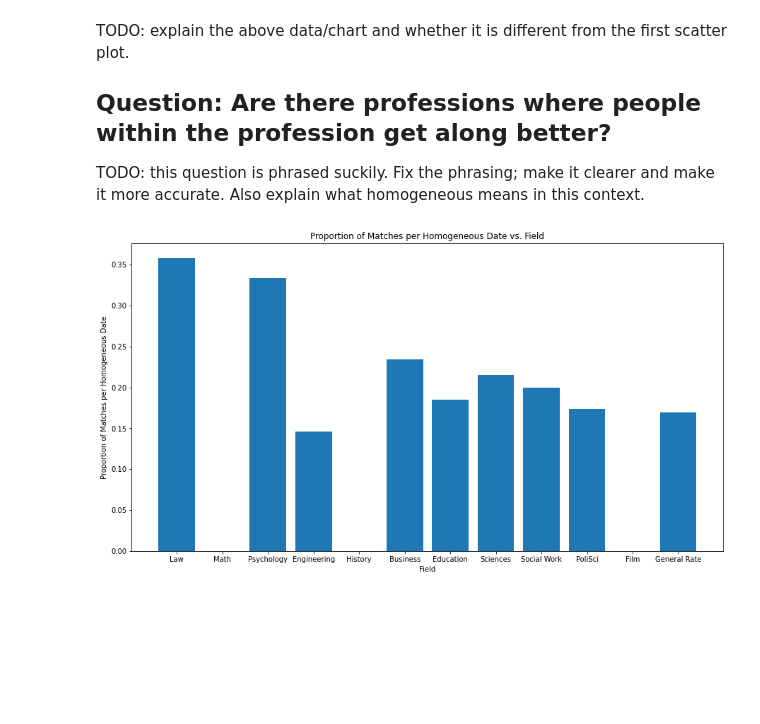
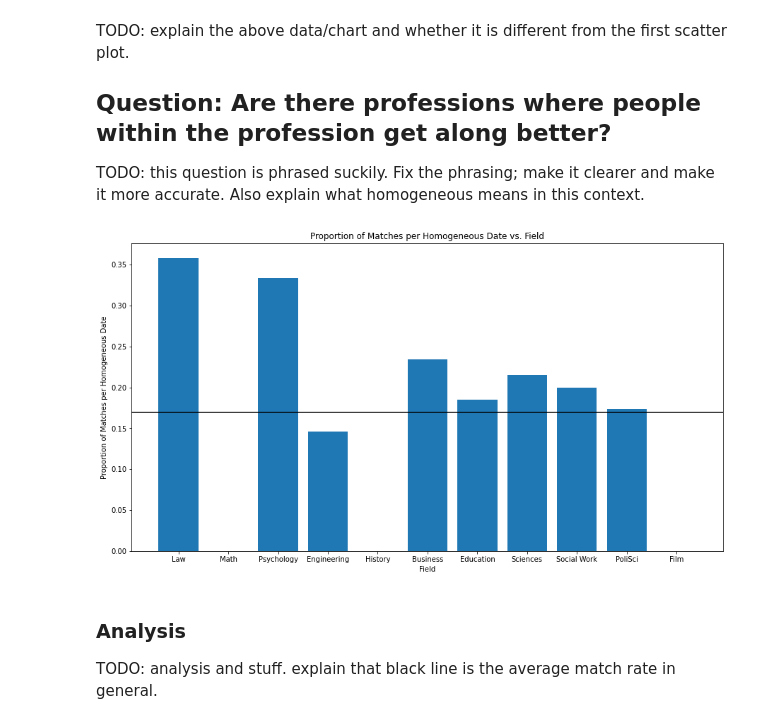
Before and after one commit to Kadekool/Speed-Dating-Exploration, a Jupyter notebook: Speed Dating Jupyter.ipynb, the cells around one changed output. Saved outputs shown, nothing was run; the diff lists cells and outputs as text; code cells hidden in the pictures; blank space fills up the shorter version.

Commit message:
Made general match rate a horizontal line in bar plot

```diff
--- a/Speed Dating Jupyter.ipynb
+++ b/Speed Dating Jupyter.ipynb
@@ -140,35 +140,36 @@ for iid in list(individualToProfession.keys()):
 # Goes through the pairs and checks whether they had the same profession (and if so, whether they matched)
 # Instead of using a dictionary, a list is used because the profession numbers can be considered indices when shifted down by 1
 # Homogeneous in this scenario means that both members of the pair have the same profession
 professionToNumberOfHomogeneousDates = [0 for _ in range(17)]
 professionToNumberOfHomogeneousMatches = [0 for _ in range(17)]
 for pair in pairToDidMatch:
     if pair[0] not in individualToProfession or pair[1] not in individualToProfession:
         continue
     if individualToProfession[pair[0]] == individualToProfession[pair[1]]:
         profession = int(individualToProfession[pair[0]] - 1)
         professionToNumberOfHomogeneousMatches[profession] += pairToDidMatch[pair]
         professionToNumberOfHomogeneousDates[profession] += 1
 
-titles = ['Law', 'Math', 'Psychology', 'Medical', 'Engineering', 'English', 'History', 'Business', 'Education', 'Sciences', 'Social Work', 'Undecided', 'PoliSci', 'Film', 'Arts', 'Languages', 'Architecture', 'General Rate']
+titles = ['Law', 'Math', 'Psychology', 'Medical', 'Engineering', 'English', 'History', 'Business', 'Education', 'Sciences', 'Social Work', 'Undecided', 'PoliSci', 'Film', 'Arts', 'Languages', 'Architecture']
 
 # Maps each profession to the rate at which homogeneous matches were made
 # No mappings are made for professions without homogeneous dates
 professionToMatchRate = {
     i: professionToNumberOfHomogeneousMatches[i] / professionToNumberOfHomogeneousDates[i]
     for i in range(len(professionToNumberOfHomogeneousDates))
     if professionToNumberOfHomogeneousDates[i] != 0
 }
 
-# Calculates the general overall mean match rate
-professionToMatchRate[17] = statistics.mean(correspondingMatchRate)
-
 # Plots a bar chart
 plt.figure(figsize=FIGURE_SIZE)
 plt.bar([titles[i] for i in list(professionToMatchRate.keys())], list(professionToMatchRate.values()))
+plt.axhline(y=statistics.mean(correspondingMatchRate), color="k")
 plt.title("Proportion of Matches per Homogeneous Date vs. Field")
 plt.xlabel("Field")
 plt.ylabel("Proportion of Matches per Homogeneous Date")
 plt.show()
 # %% [output]
-[figure, old version]
+[figure, new version]
+# %% [markdown]
+### Analysis
+TODO: analysis and stuff. explain that black line is the average match rate in general.
```
